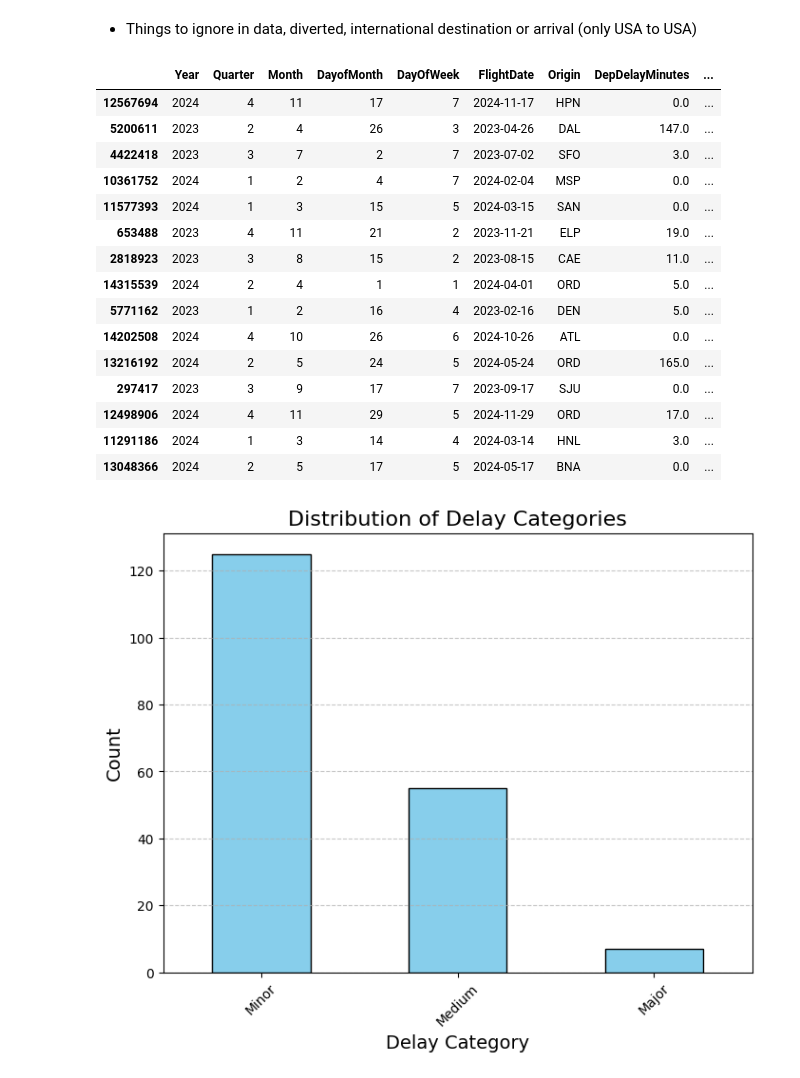
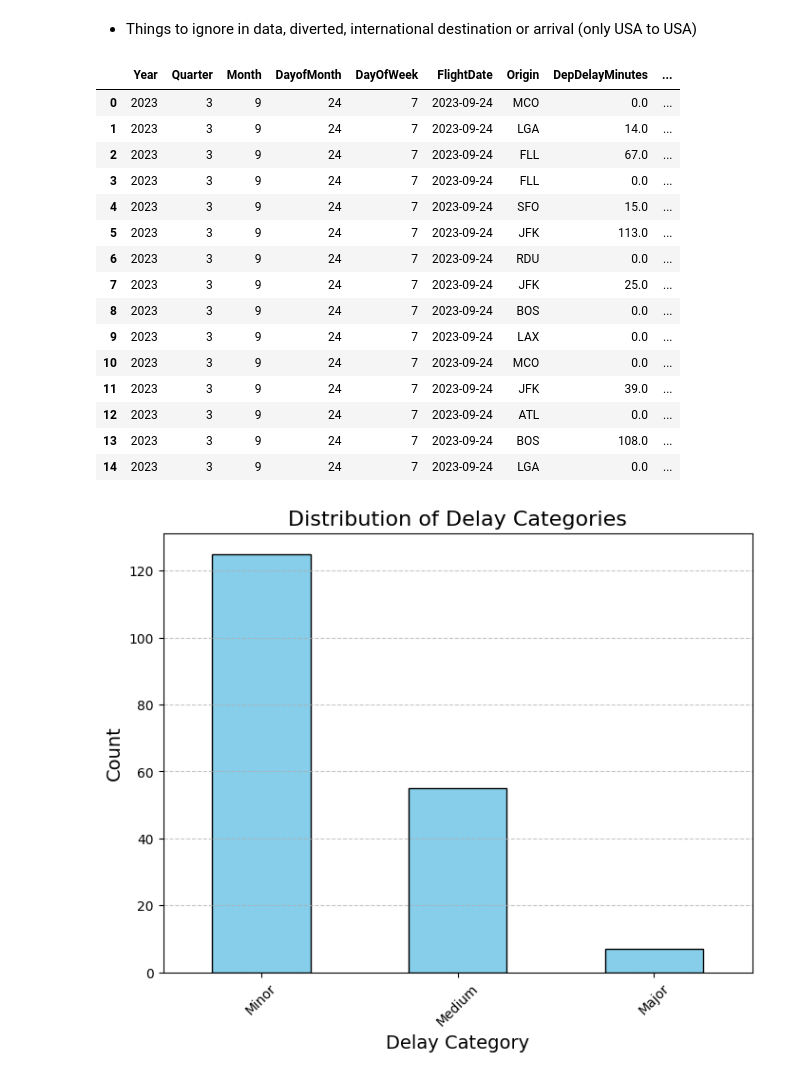
Before and after one commit to trevormgray/NN-Project, a Jupyter notebook: Flights.ipynb, the cells around one changed output. Saved outputs shown, nothing was run; the diff lists cells and outputs as text; code cells hidden in the pictures.

```diff
--- a/Flights.ipynb
+++ b/Flights.ipynb
@@ -278,28 +337,26 @@ X.head()
 # %%
 train_set = pd.read_parquet('cleaned_data.parquet')
 train_sample = train_set.sample(n=1000, random_state=42) # Will need a larger sample size to see more delays
 train_sample['DelayCategory'] = train_sample['DepDelayMinutes'].apply(label_delay)
 
-X = train_sample.copy()
-
-train_sample.head(15)
+X.head(15)
 # %% [output]
 |  | Year | Quarter | Month | DayofMonth | DayOfWeek | FlightDate | Origin | DepDelayMinutes | ... |
-| 12567694 | 2024 | 4 | 11 | 17 | 7 | 2024-11-17 | HPN | 0.0 | ... |
-| 5200611 | 2023 | 2 | 4 | 26 | 3 | 2023-04-26 | DAL | 147.0 | ... |
-| 4422418 | 2023 | 3 | 7 | 2 | 7 | 2023-07-02 | SFO | 3.0 | ... |
-| 10361752 | 2024 | 1 | 2 | 4 | 7 | 2024-02-04 | MSP | 0.0 | ... |
-| 11577393 | 2024 | 1 | 3 | 15 | 5 | 2024-03-15 | SAN | 0.0 | ... |
-| 653488 | 2023 | 4 | 11 | 21 | 2 | 2023-11-21 | ELP | 19.0 | ... |
-| 2818923 | 2023 | 3 | 8 | 15 | 2 | 2023-08-15 | CAE | 11.0 | ... |
-| 14315539 | 2024 | 2 | 4 | 1 | 1 | 2024-04-01 | ORD | 5.0 | ... |
-| 5771162 | 2023 | 1 | 2 | 16 | 4 | 2023-02-16 | DEN | 5.0 | ... |
-| 14202508 | 2024 | 4 | 10 | 26 | 6 | 2024-10-26 | ATL | 0.0 | ... |
-| 13216192 | 2024 | 2 | 5 | 24 | 5 | 2024-05-24 | ORD | 165.0 | ... |
-| 297417 | 2023 | 3 | 9 | 17 | 7 | 2023-09-17 | SJU | 0.0 | ... |
-| 12498906 | 2024 | 4 | 11 | 29 | 5 | 2024-11-29 | ORD | 17.0 | ... |
-| 11291186 | 2024 | 1 | 3 | 14 | 4 | 2024-03-14 | HNL | 3.0 | ... |
-| 13048366 | 2024 | 2 | 5 | 17 | 5 | 2024-05-17 | BNA | 0.0 | ... |
+| 0 | 2023 | 3 | 9 | 24 | 7 | 2023-09-24 | MCO | 0.0 | ... |
+| 1 | 2023 | 3 | 9 | 24 | 7 | 2023-09-24 | LGA | 14.0 | ... |
+| 2 | 2023 | 3 | 9 | 24 | 7 | 2023-09-24 | FLL | 67.0 | ... |
+| 3 | 2023 | 3 | 9 | 24 | 7 | 2023-09-24 | FLL | 0.0 | ... |
+| 4 | 2023 | 3 | 9 | 24 | 7 | 2023-09-24 | SFO | 15.0 | ... |
+| 5 | 2023 | 3 | 9 | 24 | 7 | 2023-09-24 | JFK | 113.0 | ... |
+| 6 | 2023 | 3 | 9 | 24 | 7 | 2023-09-24 | RDU | 0.0 | ... |
+| 7 | 2023 | 3 | 9 | 24 | 7 | 2023-09-24 | JFK | 25.0 | ... |
+| 8 | 2023 | 3 | 9 | 24 | 7 | 2023-09-24 | BOS | 0.0 | ... |
+| 9 | 2023 | 3 | 9 | 24 | 7 | 2023-09-24 | LAX | 0.0 | ... |
+| 10 | 2023 | 3 | 9 | 24 | 7 | 2023-09-24 | MCO | 0.0 | ... |
+| 11 | 2023 | 3 | 9 | 24 | 7 | 2023-09-24 | JFK | 39.0 | ... |
+| 12 | 2023 | 3 | 9 | 24 | 7 | 2023-09-24 | ATL | 0.0 | ... |
+| 13 | 2023 | 3 | 9 | 24 | 7 | 2023-09-24 | BOS | 108.0 | ... |
+| 14 | 2023 | 3 | 9 | 24 | 7 | 2023-09-24 | LGA | 0.0 | ... |
 # %%
 # Count the occurrences of each DelayCategory
 delay_counts = train_sample['DelayCategory'].value_counts()
```
Also changed, not shown: parts of 16 cells of this notebook, 1 other file.
